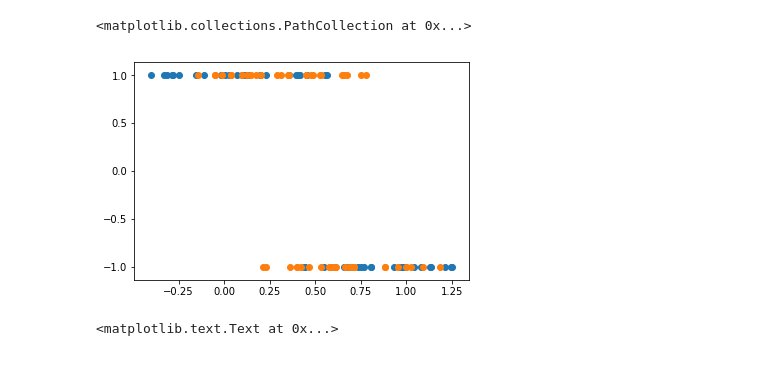
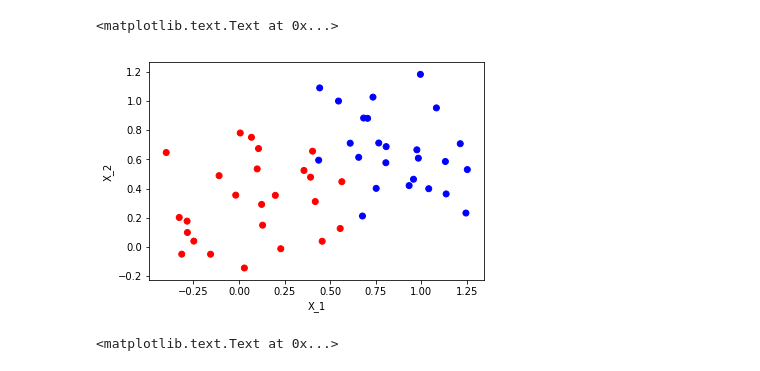
Before and after one commit to samzhang111/learning-from-data, a Jupyter notebook: Logistic Regression with gradient descent.ipynb, the cells around one changed output. Saved outputs shown, nothing was run; the diff lists cells and outputs as text; code cells hidden in the pictures.

Commit message:
pretty logistic regression graphs

```diff
--- a/Logistic Regression with gradient descent.ipynb
+++ b/Logistic Regression with gradient descent.ipynb
@@ -21,12 +21,15 @@ X = np.array([
 dims = X.shape[1]
 
 Y = np.concatenate([np.repeat([-1], N//2), np.ones(N//2)])
-# %%
-plt.scatter(X[:, 1], Y)
-plt.scatter(X[:, 2], Y)
-# %% [output]
-<matplotlib.collections.PathCollection at 0x...>
-[figure, removed]
+# %%
+colors = ['red' if y == 1 else 'blue' for y in Y]
+
+plt.scatter(X[:, 1], X[:, 2], c=colors)
+plt.xlabel("X_1")
+plt.ylabel("X_2")
+# %% [output]
+<matplotlib.text.Text at 0x...>
+[figure, added]
 # %%
 def logit(p):
     return np.log(p/(1-p))
```
Also changed, not shown: parts of 4 cells of this notebook, 1 other file.
